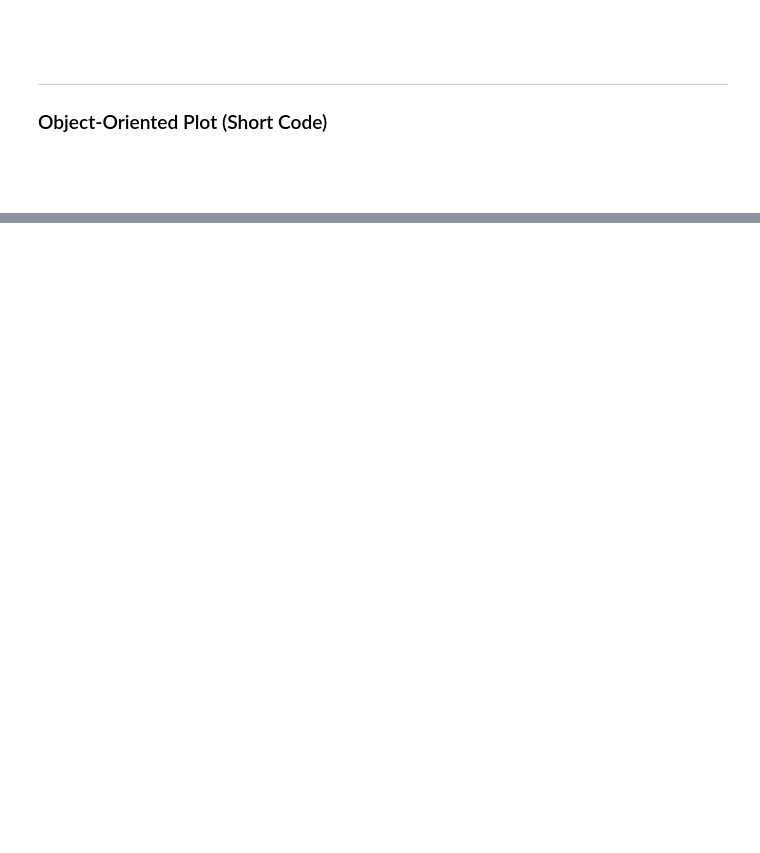
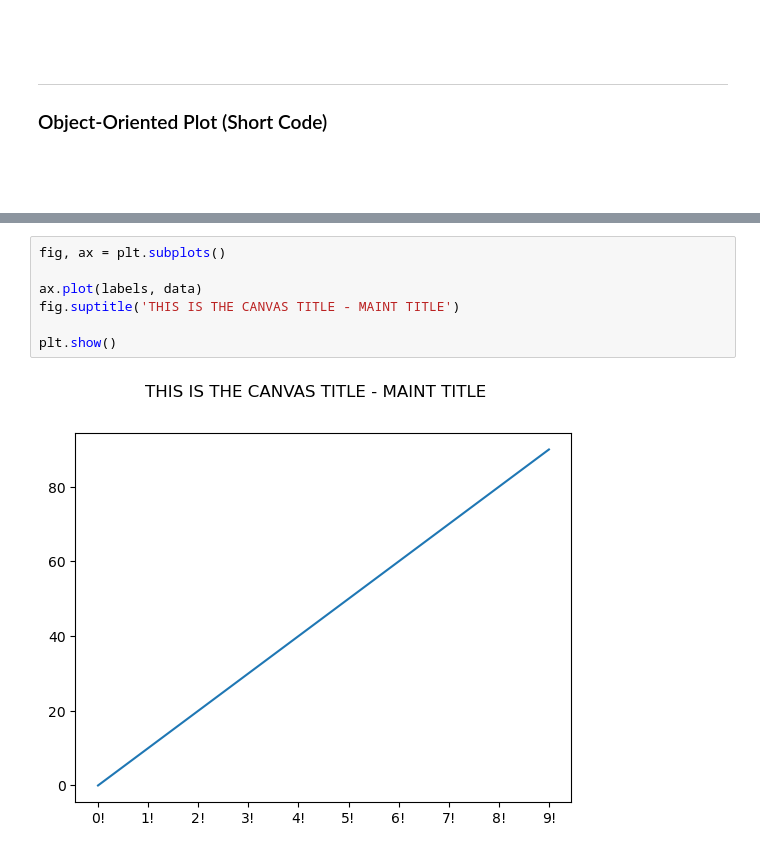
Before and after one commit to MiltonValleL/MatplotSea_Bootcamp, a Jupyter notebook: 1.Matplotlib_Fundamentals/02.Plotting_Methods.ipynb, the cells around one changed output, grey strips where cells are left out. Drawn from its saved outputs; the diff is of its cells as text; blank space fills up the shorter version.

```diff
--- a/1.Matplotlib_Fundamentals/02.Plotting_Methods.ipynb
+++ b/1.Matplotlib_Fundamentals/02.Plotting_Methods.ipynb
@@ -229,0 +217,9 @@ plt.show()
+# %%
+fig, ax = plt.subplots()
+
+ax.plot(labels, data)
+fig.suptitle('THIS IS THE CANVAS TITLE - MAINT TITLE')
+
+plt.show()
+# %% [output]
+[figure, added]
```
Also changed, not shown: parts of 23 cells of this notebook.
